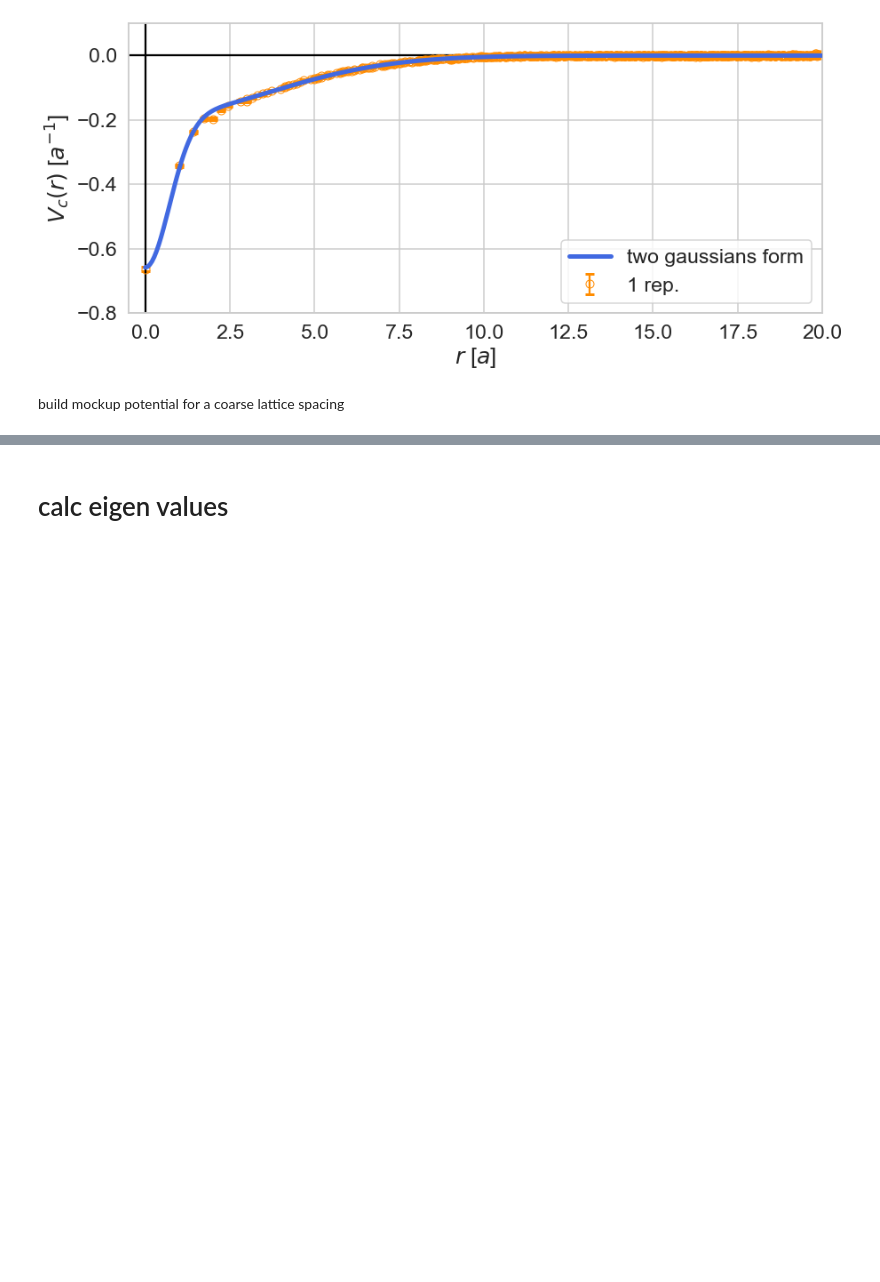
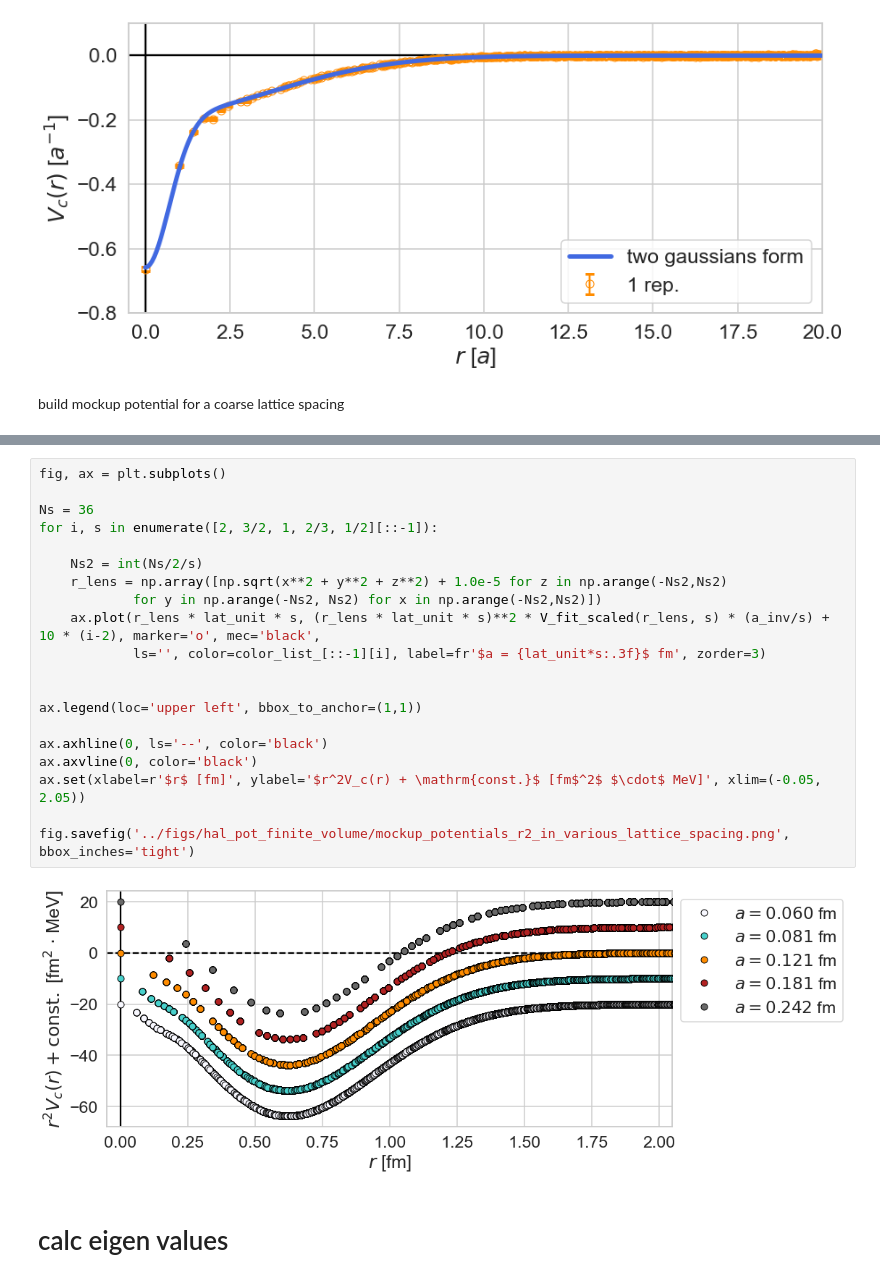
Before and after one commit to tkmiriya/weakly_bound_h, a Jupyter notebook: notebook/SU3_HAL_cutoff_dep.ipynb, the cells around one changed output, grey strips where cells are left out. Saved outputs shown, nothing was run; the diff lists cells and outputs as text; blank space fills up the shorter version.

```diff
--- a/notebook/SU3_HAL_cutoff_dep.ipynb
+++ b/notebook/SU3_HAL_cutoff_dep.ipynb
@@ -106,3 +104,25 @@ fig.savefig('../figs/hal_pot_finite_volume/pot_in_coarse_lattice.png', bbox_inch
+# %%
+fig, ax = plt.subplots()
+
+Ns = 36
+for i, s in enumerate([2, 3/2, 1, 2/3, 1/2][::-1]):
+
+    Ns2 = int(Ns/2/s)
+    r_lens = np.array([np.sqrt(x**2 + y**2 + z**2) + 1.0e-5 for z in np.arange(-Ns2,Ns2)
+            for y in np.arange(-Ns2, Ns2) for x in np.arange(-Ns2,Ns2)])
+    ax.plot(r_lens * lat_unit * s, (r_lens * lat_unit * s)**2 * V_fit_scaled(r_lens, s) * (a_inv/s) + 10 * (i-2), marker='o', mec='black',
+            ls='', color=color_list_[::-1][i], label=fr'$a = {lat_unit*s:.3f}$ fm', zorder=3)
+
+
+ax.legend(loc='upper left', bbox_to_anchor=(1,1))
+
+ax.axhline(0, ls='--', color='black')
+ax.axvline(0, color='black')
+ax.set(xlabel=r'$r$ [fm]', ylabel='$r^2V_c(r) + \mathrm{const.}$ [fm$^2$ $\cdot$ MeV]', xlim=(-0.05, 2.05))
+
+fig.savefig('../figs/hal_pot_finite_volume/mockup_potentials_r2_in_various_lattice_spacing.png', bbox_inches='tight')
+# %% [output]
+[figure, added]
 # %% [markdown]
 # calc eigen values
 # %%
```
Also changed, not shown: parts of 34 cells of this notebook, 13 other files.
